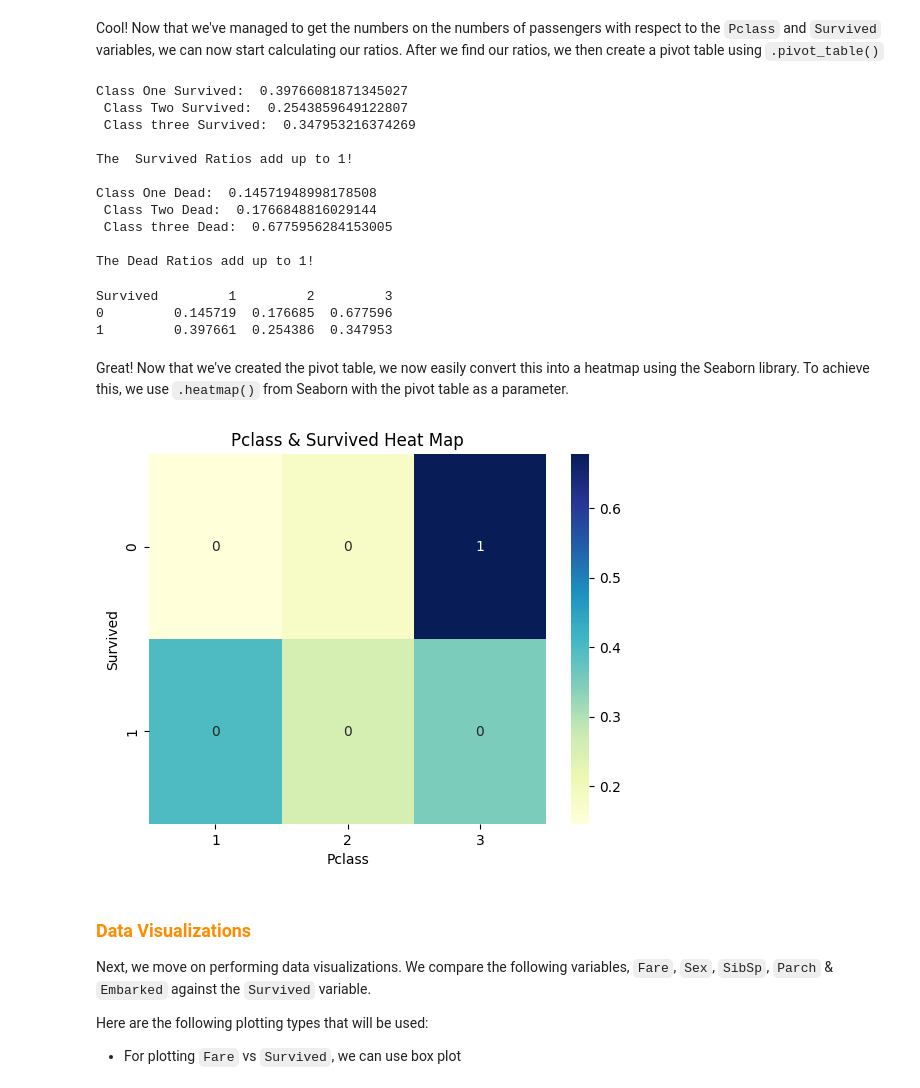
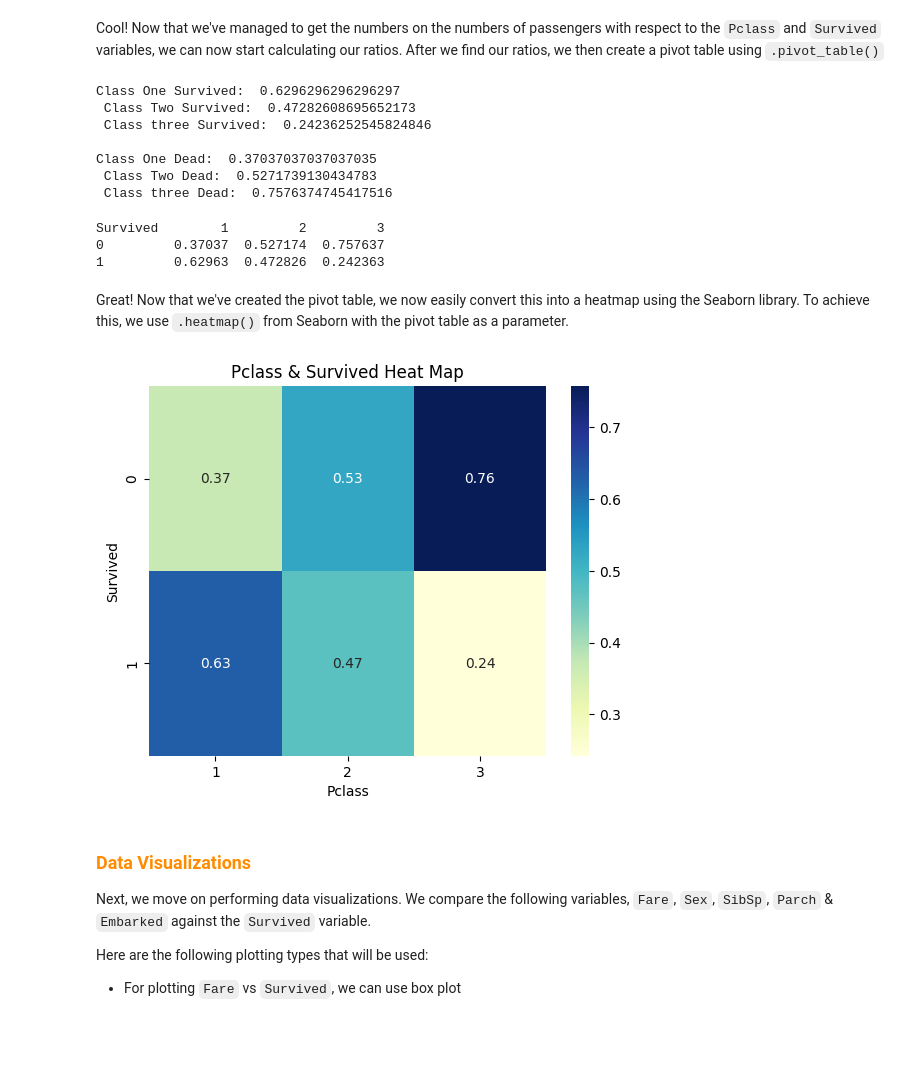
Before and after one commit to chowdhuryj-github/DataScienceDataAnalysis, a Jupyter notebook: wk_03/lab/Lab_3_JIC.ipynb, the cells around one changed output. Cells and saved outputs as stored; diff of their text form; code cells hidden in the pictures; blank space fills up the shorter version.

```diff
--- a/wk_03/lab/Lab_3_JIC.ipynb
+++ b/wk_03/lab/Lab_3_JIC.ipynb
@@ -135,45 +135,39 @@ The Survived and Died Numbers are equal to the numbers of Passengers
 Cool! Now that we've managed to get the numbers on the numbers of passengers with respect to the `Pclass` and `Survived` variables, we can now start calculating our ratios. After we find our ratios, we then create a pivot table using `.pivot_table()`
 # %%
 # calculating the ratios of the survivors with respect to the Pclass
-total_survivors = class_one_survived + class_two_survived + class_three_survived
-class_one_ratio_survived = class_one_survived / total_survivors
-class_two_ratio_survived = class_two_survived / total_survivors
-class_three_ratio_survived = class_three_survived / total_survivors
+class_one_ratio_survived = class_one_survived / (class_one_died + class_one_survived)
+class_two_ratio_survived = class_two_survived / (class_two_died + class_two_survived)
+class_three_ratio_survived = class_three_survived / (class_three_died + class_three_survived)
 
 # printing out the results
 print("Class One Survived: ", class_one_ratio_survived, "\n", "Class Two Survived: ", class_two_ratio_survived, "\n",
       "Class three Survived: ", class_three_ratio_survived, "\n")
 
-# performing a probability check
-if(class_one_ratio_survived + class_two_ratio_survived + class_three_ratio_survived == 1):
-    print("The  Survived Ratios add up to 1! \n")
+# # performing a probability check
+# if(class_one_ratio_survived + class_two_ratio_survived + class_three_ratio_survived == 1):
+#     print("The  Survived Ratios add up to 1! \n")
 
 
 # calculating the ratios of the dead with respect to the Pclass
-total_dead = class_one_died + class_two_died + class_three_died
-class_one_ratio_dead = class_one_died / total_dead
-class_two_ratio_dead = class_two_died / total_dead
-class_three_ratio_dead = class_three_died / total_dead
+class_one_ratio_dead = class_one_died / (class_one_survived + class_one_died)
+class_two_ratio_dead = class_two_died / (class_two_survived + class_two_died)
+class_three_ratio_dead = class_three_died / (class_three_survived + class_three_died)
 
 # printing out the results
 print("Class One Dead: ", class_one_ratio_dead, "\n", "Class Two Dead: ", class_two_ratio_dead, "\n",
       "Class three Dead: ", class_three_ratio_dead, "\n")
 
-# performing a probability check
-if(class_one_ratio_dead + class_two_ratio_dead + class_three_ratio_dead == 1):
-    print("The Dead Ratios add up to 1!")
+# # performing a probability check
+# if(class_one_ratio_dead + class_two_ratio_dead + class_three_ratio_dead == 1):
+#     print("The Dead Ratios add up to 1!")
 # %% [output]
-Class One Survived:  0.39766081871345027
- Class Two Survived:  0.2543859649122807
- Class three Survived:  0.347953216374269
+Class One Survived:  0.6296296296296297
+ Class Two Survived:  0.47282608695652173
+ Class three Survived:  0.24236252545824846
 
-The  Survived Ratios add up to 1!
-
-Class One Dead:  0.14571948998178508
- Class Two Dead:  0.1766848816029144
- Class three Dead:  0.6775956284153005
-
-The Dead Ratios add up to 1!
+Class One Dead:  0.37037037037037035
+ Class Two Dead:  0.5271739130434783
+ Class three Dead:  0.7576374745417516
 # %%
 # creating a dictionary for the heat map table
 heatmap_data = {
@@ -192,30 +186,30 @@ heatmap_pivot = heatmap_df.set_index('Survived').T
 # printing out the pivot table
 print(heatmap_pivot)
 # %% [output]
-Survived         1         2         3
-0         0.145719  0.176685  0.677596
-1         0.397661  0.254386  0.347953
+Survived        1         2         3
+0         0.37037  0.527174  0.757637
+1         0.62963  0.472826  0.242363
 # %% [markdown]
 Great! Now that we've created the pivot table, we now easily convert this into a heatmap using the Seaborn library. To achieve this, we use `.heatmap()` from Seaborn with the pivot table as a parameter.
 # %%
 # importing the Seaborn library
 import seaborn as sns
 
 # importing the matplotlib library
 import matplotlib.pyplot as plt
 
 # creating the heatmap
-sns.heatmap(heatmap_pivot, cmap="YlGnBu", annot=True, fmt="0.0f")
+sns.heatmap(heatmap_pivot, cmap="YlGnBu", annot=True)
 
 # including plotting details
 plt.title("Pclass & Survived Heat Map")
 plt.xlabel("Pclass")
 plt.ylabel("Survived")
 
 # displaying the heatmap
 plt.show()
 # %% [output]
-[figure, old version]
+[figure, new version]
 # %% [markdown]
 ### <font color = '#FF8C00'> Data Visualizations </font>
 Next, we move on performing data visualizations. We compare the following variables, `Fare`, `Sex`, `SibSp`, `Parch` & `Embarked` against the `Survived` variable.
```
Also changed, not shown: parts of 19 cells of this notebook, 5 other files.
